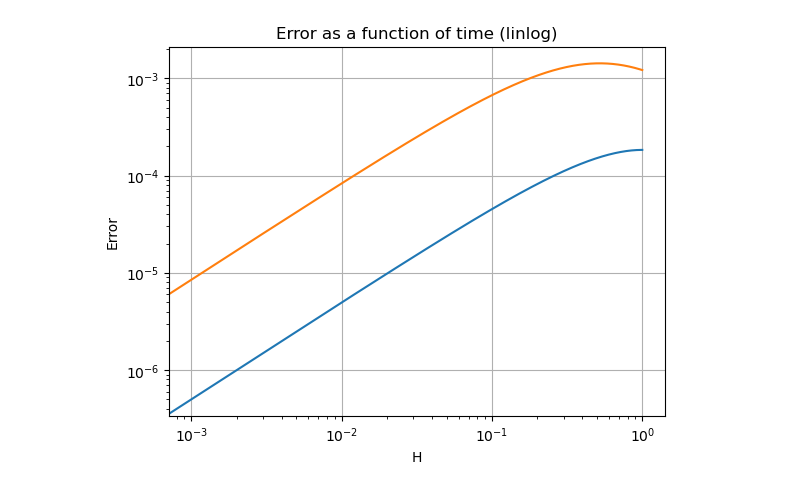
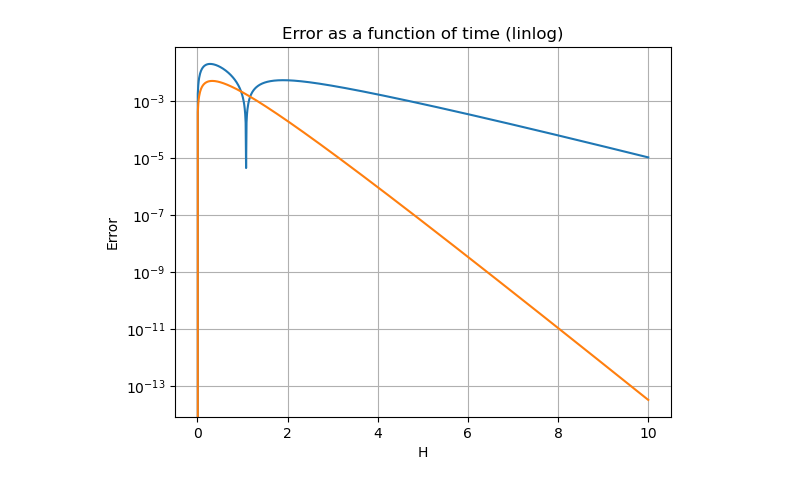
Before and after one commit to axelorrhede/Numerical-Methods-for-Differential-Equations, a Jupyter notebook: Project0Emiledit.ipynb, the cells around one changed output. Saved outputs shown, nothing was run; the diff lists cells and outputs as text; code cells hidden in the pictures.

```diff
--- a/Project0Emiledit.ipynb
+++ b/Project0Emiledit.ipynb
@@ -43,20 +43,20 @@ def errVSH(A,y0,t0,tf):
      #  tgridtemp, Y, error = eulerint(A, y0, t0, tf, int(Nvec[i]))
       # ErrorVec[i] = Y[-1, 1]
 
-    plt.loglog(tgridtemp,error)
+    plt.semilogy(tgridtemp,error)
     #plt.plot(tgridtemp, Y)
     #plt.plot(tgridtemp, correct)
 
    #plt.semilogy(tgridtemp,Y[:,1]/abs(Y[:,0]))
 # %%
 t0 = 0
-tf = 1
+tf = 10
 y0 = np.transpose([1,1])
-A = np.array([[-1, 0] ,
-              [10, -3]])
+A = np.array([[-1, 10] ,
+              [0, -3]])
 errVSH(A,y0,t0,tf)
 # %% [output]
-[figure, old version]
+[figure, new version]
 # %%
 def ieulerstep(A, uold, h):
     unew = uold + h*A@uold
```
